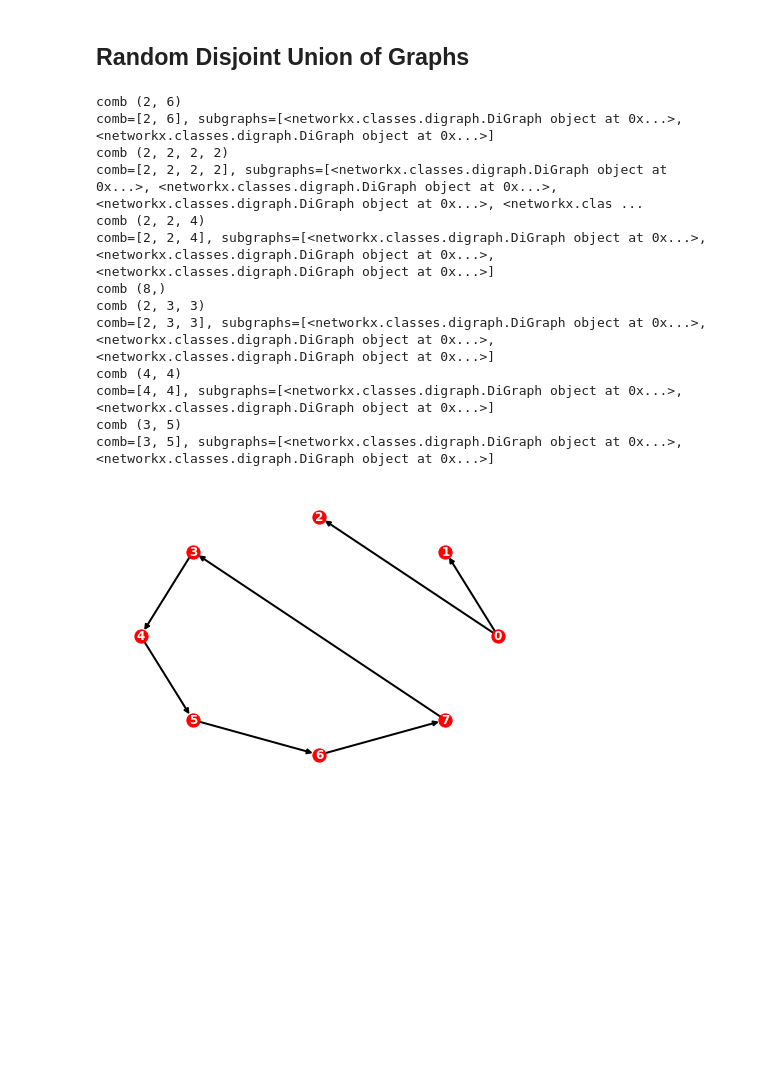
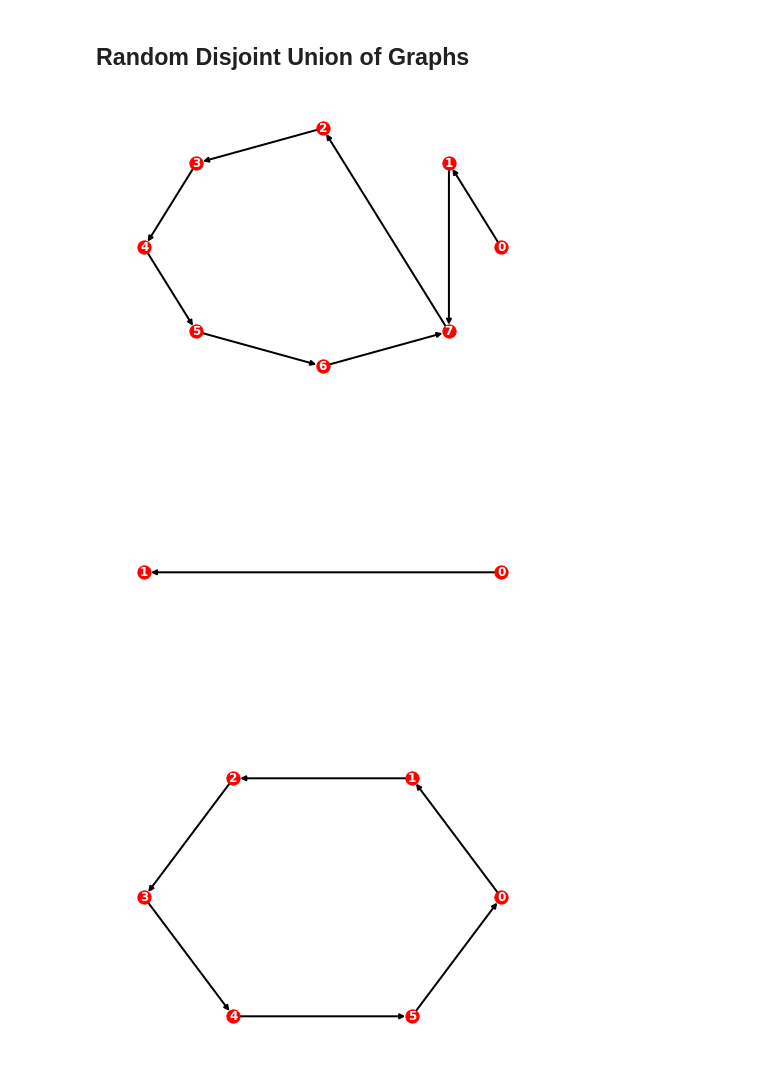
Before and after one commit to nlaanait/qcdenoise, a Jupyter notebook: utils/graph_states_table.ipynb, the cells around one changed output. Cells and saved outputs as stored; diff of their text form; code cells hidden in the pictures; blank space fills up the shorter version.

```diff
--- a/utils/graph_states_table.ipynb
+++ b/utils/graph_states_table.ipynb
@@ -54,6 +56,7 @@ def build_graph_database(graph_data):
                           for d in range(1,len(graph_data.keys()) + 1)])
     for (g_num, g_entry), (_, g_data) in zip(graph_db.items(), graph_data.items()):
         if g_data:
+            g_data = offset(g_data)
             G = nx.DiGraph()
             G.add_weighted_edges_from(g_data)
             g_entry['G'] = G
@@ -76,9 +79,9 @@ def _build_from_graph(graph, gate_type="controlled_phase_gate", verbose=True, st
     for node, ngbrs in graph.adjacency():
         for ngbr, edge_attr in ngbrs.items():
             if gate_type == "controlled_phase_gate":
-                circ.h(node-1)
-                circ.cx(node-1, ngbr-1)
-                circ.h(node-1)
+                circ.h(node)
+                circ.cx(node, ngbr)
+                circ.h(node)
                 print("Adding {} between Node:{} and Neighbor:{}".format(gate_type, node, ngbr))
             else:
                 pass
@@ -86,6 +89,10 @@ def _build_from_graph(graph, gate_type="controlled_phase_gate", verbose=True, st
         return circ
     circ.measure(q_reg, c_reg)
     return circ
+
+def offset(l):
+    l = [(edge[0]-1, edge[1]-1, edge[-1]) for edge in l]
+    return l
 # %% [markdown]
 ### Populate a Dictionary of graph specs
 The keys correspond to the graph numbers in Table V in arXiv:060296 (Hein et al.)
@@ -188,28 +283,20 @@ def partition(n, I=2):
         for p in partition(n-i, i):
              yield (i,) + p
 # %%
-g  = random_combine_subgraphs(graph_db, target_qubits=8)
+g, subgraphs  = combine_subgraphs(graph_db, target_qubits=8, smallest_subgraph=2)
 options = {
             'with_labels': True,
             'node_color': 'red',
             'node_size': 175,
             'width': 2,
             'font_weight':'bold',
             'font_color': 'white',
             }
 nx.draw_circular(g, **options)
+for subg in subgraphs:
+    plt.figure()
+    nx.draw_circular(subg, **options)
 # %% [output]
-comb (2, 6)
-comb=[2, 6], subgraphs=[<networkx.classes.digraph.DiGraph object at 0x...>, <networkx.classes.digraph.DiGraph object at 0x...>]
-comb (2, 2, 2, 2)
-comb=[2, 2, 2, 2], subgraphs=[<networkx.classes.digraph.DiGraph object at 0x...>, <networkx.classes.digraph.DiGraph object at 0x...>, <networkx.classes.digraph.DiGraph object at 0x...>, <networkx.clas ...
-comb (2, 2, 4)
-comb=[2, 2, 4], subgraphs=[<networkx.classes.digraph.DiGraph object at 0x...>, <networkx.classes.digraph.DiGraph object at 0x...>, <networkx.classes.digraph.DiGraph object at 0x...>]
-comb (8,)
-comb (2, 3, 3)
-comb=[2, 3, 3], subgraphs=[<networkx.classes.digraph.DiGraph object at 0x...>, <networkx.classes.digraph.DiGraph object at 0x...>, <networkx.classes.digraph.DiGraph object at 0x...>]
-comb (4, 4)
-comb=[4, 4], subgraphs=[<networkx.classes.digraph.DiGraph object at 0x...>, <networkx.classes.digraph.DiGraph object at 0x...>]
-comb (3, 5)
-comb=[3, 5], subgraphs=[<networkx.classes.digraph.DiGraph object at 0x...>, <networkx.classes.digraph.DiGraph object at 0x...>]
-[figure, old version]
+[figure, new version]
+[figure, added]
+[figure, added]
```
Also changed, not shown: parts of 9 cells of this notebook.
